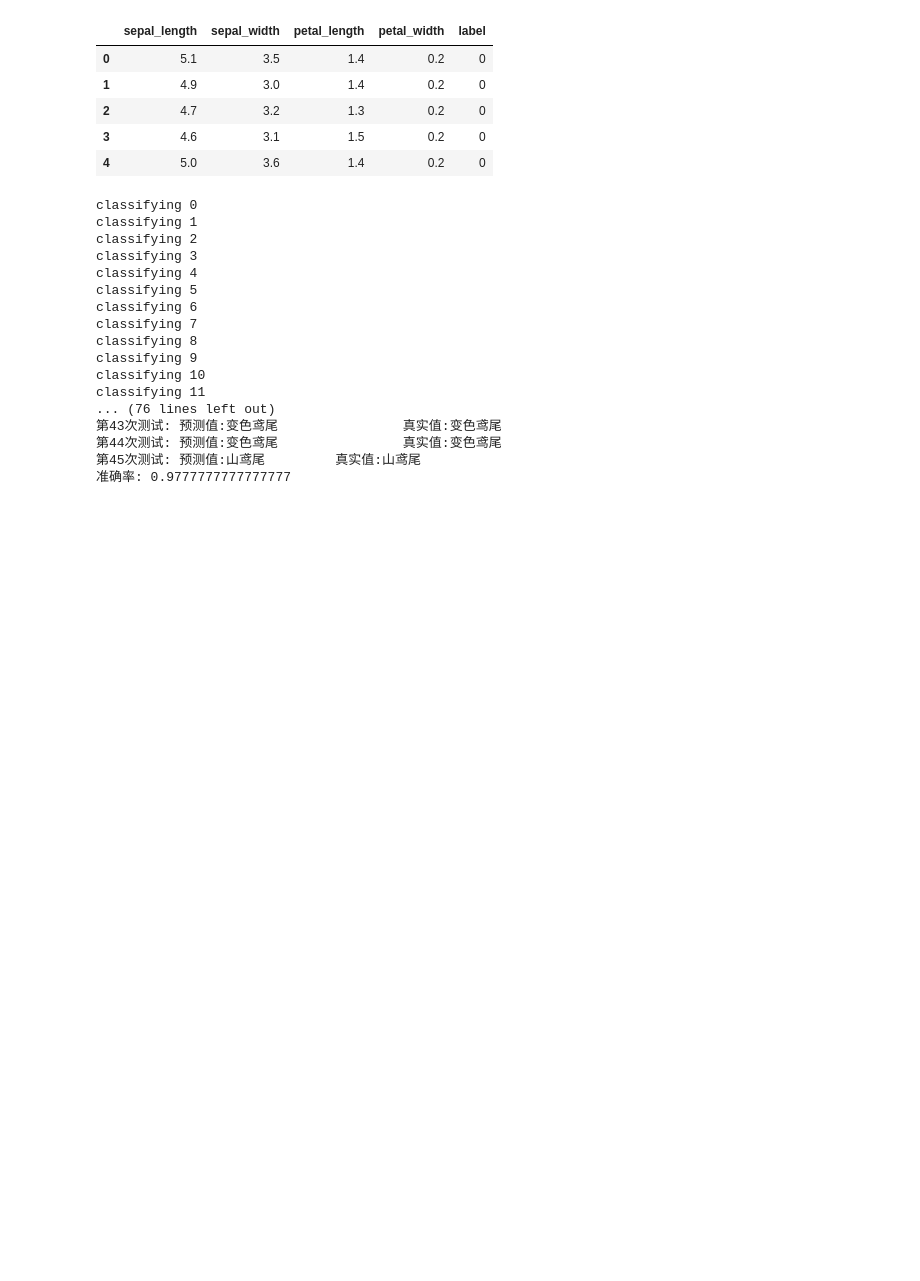
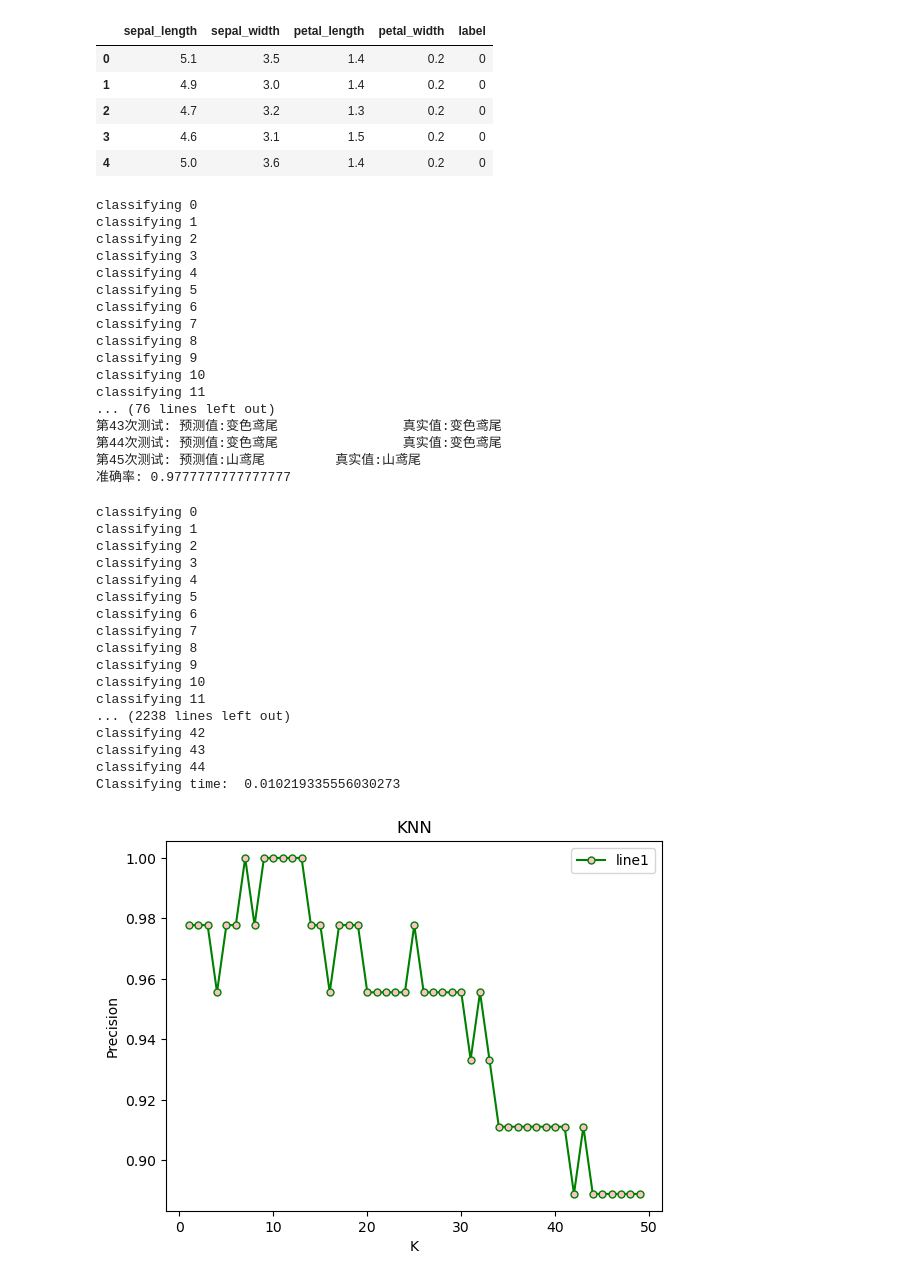
Before and after one commit to Imprevia/machine-learningAlgorithms, a Jupyter notebook: K近邻法/index.ipynb, the cells around one changed output. Saved outputs shown, nothing was run; the diff lists cells and outputs as text; code cells hidden in the pictures; blank space fills up the shorter version.

```diff
--- a/K近邻法/index.ipynb
+++ b/K近邻法/index.ipynb
@@ -128,3 +127,39 @@ classifying 11
 第44次测试: 预测值:变色鸢尾                真实值:变色鸢尾
 第45次测试: 预测值:山鸢尾         真实值:山鸢尾
 准确率: 0.9777777777777777
+# %%
+precision = []
+k1 = range(1,50)
+for k in k1:
+    knn = Model(K=k)
+    knn.fit(x_train, y_train)
+    y_pred = knn.predict(x_test)
+    # 计算准确率
+    accuracy = accuracy_score(y_test, y_pred)
+    precision.append(accuracy)
+
+plt.plot(k1,precision,label='line1',color='g',marker='.',markerfacecolor='pink',markersize=10)
+plt.xlabel('K')
+plt.ylabel('Precision')
+plt.title('KNN')
+plt.legend()
+plt.show()
+# %% [output]
+classifying 0
+classifying 1
+classifying 2
+classifying 3
+classifying 4
+classifying 5
+classifying 6
+classifying 7
+classifying 8
+classifying 9
+classifying 10
+classifying 11
+... (2238 lines left out)
+classifying 42
+classifying 43
+classifying 44
+Classifying time:  0.010219335556030273
+[figure, added]
```
Also changed, not shown: parts of 1 cell of this notebook, 1 other file.
